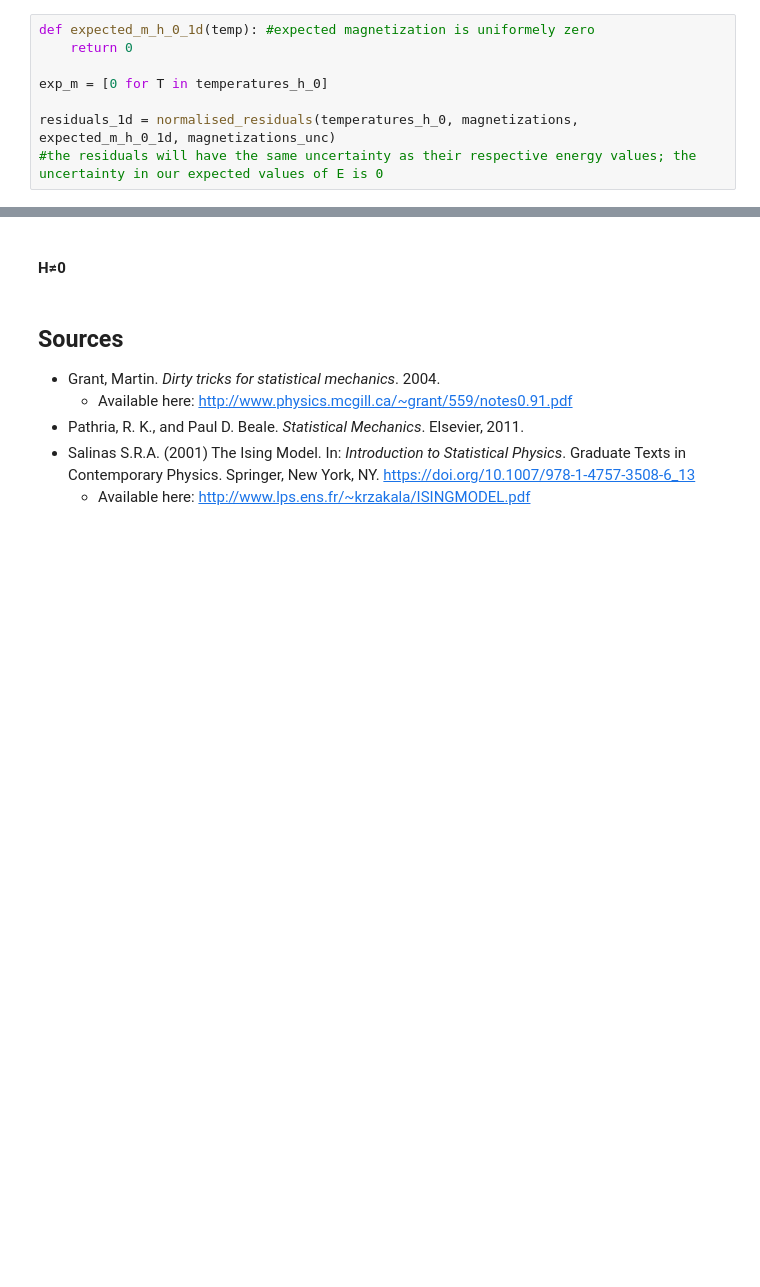
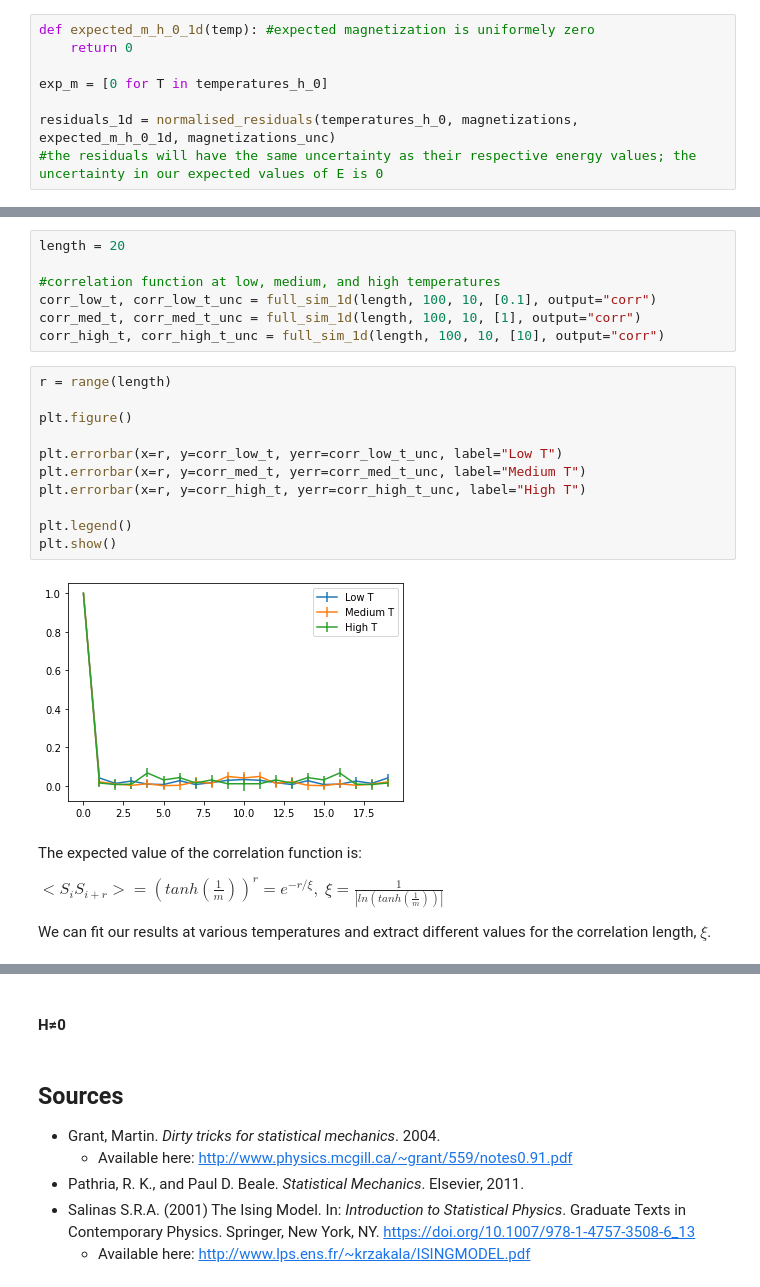
Before and after one commit to WillPugs/ising-model, a Jupyter notebook: ising_model_simulation.ipynb, the cells around one changed output, grey strips where cells are left out. Drawn from its saved outputs; the diff is of its cells as text; blank space fills up the shorter version.

Commit message:
Evaluating correlations

```diff
--- a/ising_model_simulation.ipynb
+++ b/ising_model_simulation.ipynb
@@ -263,0 +288,26 @@ The Durbin-Watson statistic for results is: 1.9938348599945896
+# %%
+length = 20
+
+#correlation function at low, medium, and high temperatures
+corr_low_t, corr_low_t_unc = full_sim_1d(length, 100, 10, [0.1], output="corr")
+corr_med_t, corr_med_t_unc = full_sim_1d(length, 100, 10, [1], output="corr")
+corr_high_t, corr_high_t_unc = full_sim_1d(length, 100, 10, [10], output="corr")
+# %%
+r = range(length)
+
+plt.figure()
+
+plt.errorbar(x=r, y=corr_low_t, yerr=corr_low_t_unc, label="Low T")
+plt.errorbar(x=r, y=corr_med_t, yerr=corr_med_t_unc, label="Medium T")
+plt.errorbar(x=r, y=corr_high_t, yerr=corr_high_t_unc, label="High T")
+
+plt.legend()
+plt.show()
+# %% [output]
+[figure, added]
+# %% [markdown]
+The expected value of the correlation function is:
+
+$<S_iS_{i+r}>=(tanh(\frac{1}{m}))^r=e^{-r/\xi}, \; \xi=\frac{1}{|ln(tanh(\frac{1}{m}))|}$
+
+We can fit our results at various temperatures and extract different values for the correlation length, $\xi$.
```
Also changed, not shown: parts of 10 cells of this notebook.
